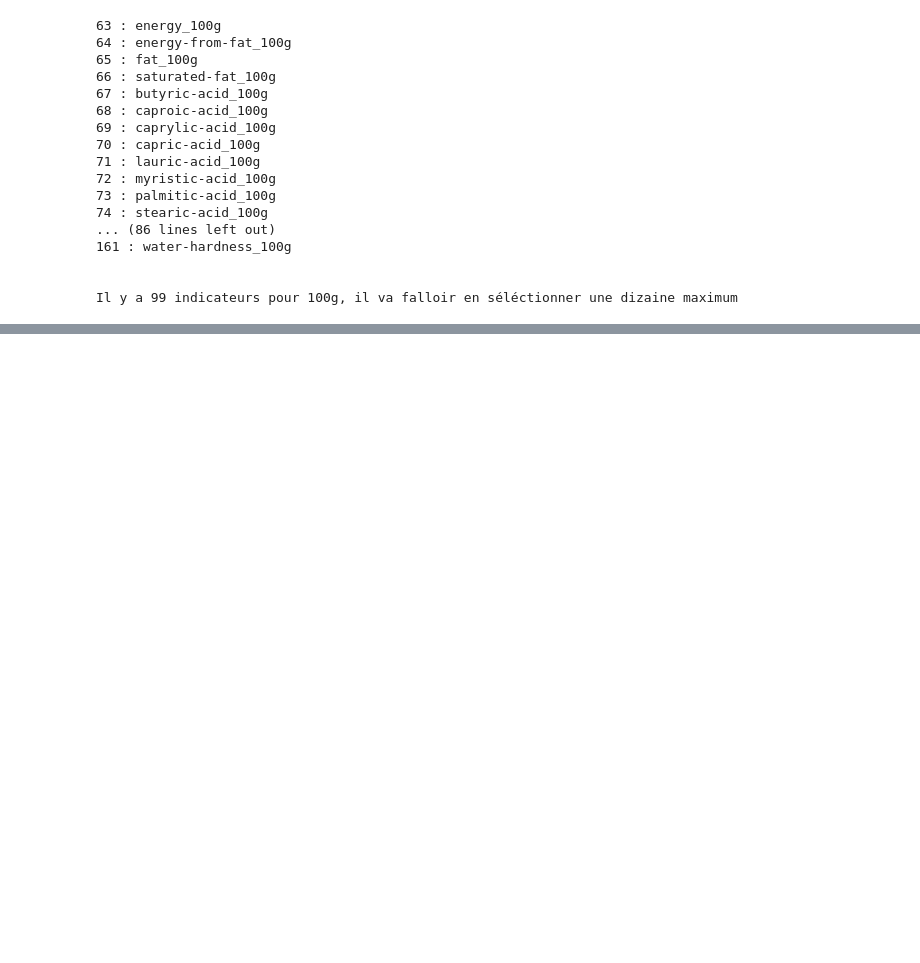
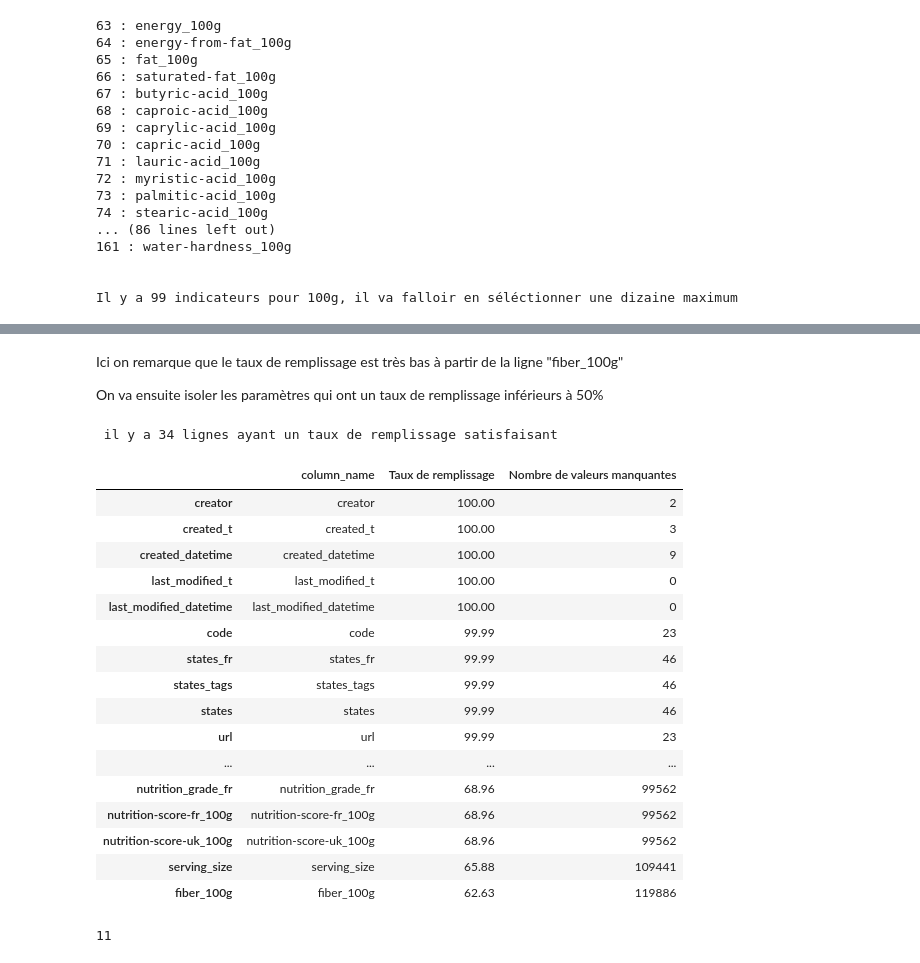
Before and after one commit to pcarette/OPCR-1-SP, a Jupyter notebook: OPCR_Project_1.ipynb, the cells around one changed output, grey strips where cells are left out. Saved outputs shown, nothing was run; the diff lists cells and outputs as text; code cells hidden in the pictures; blank space fills up the shorter version.

```diff
--- a/OPCR_Project_1.ipynb
+++ b/OPCR_Project_1.ipynb
@@ -165,0 +154,30 @@ Construction de la matrice de corrélation :
+# %% [markdown]
+Ici on remarque que le taux de remplissage est très bas à partir de la ligne "fiber_100g"
+
+On va ensuite isoler les paramètres qui ont un taux de remplissage inférieurs à 50%
+# %%
+taux_de_remplissage_suffisant = filling_rate(data)[filling_rate(data)['Taux de remplissage'] >= 50]
+
+print(f'\n\n il y a {taux_de_remplissage_suffisant.shape[0]} lignes ayant un taux de remplissage satisfaisant')
+# %% [output]
+ il y a 34 lignes ayant un taux de remplissage satisfaisant
+# %%
+taux_de_remplissage_suffisant
+# %% [output]
+|  | column_name | Taux de remplissage | Nombre de valeurs manquantes |
+| creator | creator | 100.00 | 2 |
+| created_t | created_t | 100.00 | 3 |
+| created_datetime | created_datetime | 100.00 | 9 |
+| last_modified_t | last_modified_t | 100.00 | 0 |
+| last_modified_datetime | last_modified_datetime | 100.00 | 0 |
+| code | code | 99.99 | 23 |
+| states_fr | states_fr | 99.99 | 46 |
+| states_tags | states_tags | 99.99 | 46 |
+| states | states | 99.99 | 46 |
+| url | url | 99.99 | 23 |
+| ... | ... | ... | ... |
+| nutrition_grade_fr | nutrition_grade_fr | 68.96 | 99562 |
+| nutrition-score-fr_100g | nutrition-score-fr_100g | 68.96 | 99562 |
+| nutrition-score-uk_100g | nutrition-score-uk_100g | 68.96 | 99562 |
+| serving_size | serving_size | 65.88 | 109441 |
+| fiber_100g | fiber_100g | 62.63 | 119886 |
@@ -165,0 +186,4 @@ Construction de la matrice de corrélation :
+# %%
+len(per_100g)
+# %% [output]
+11
```
Also changed, not shown: parts of 12 cells of this notebook, 1 other file.
